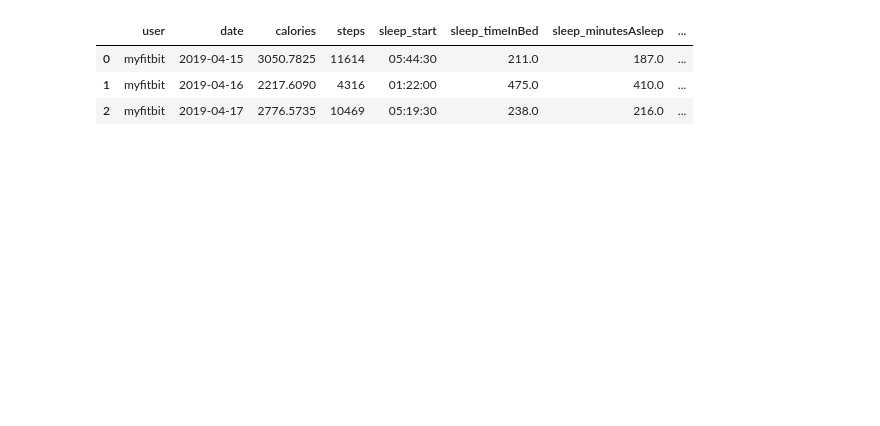
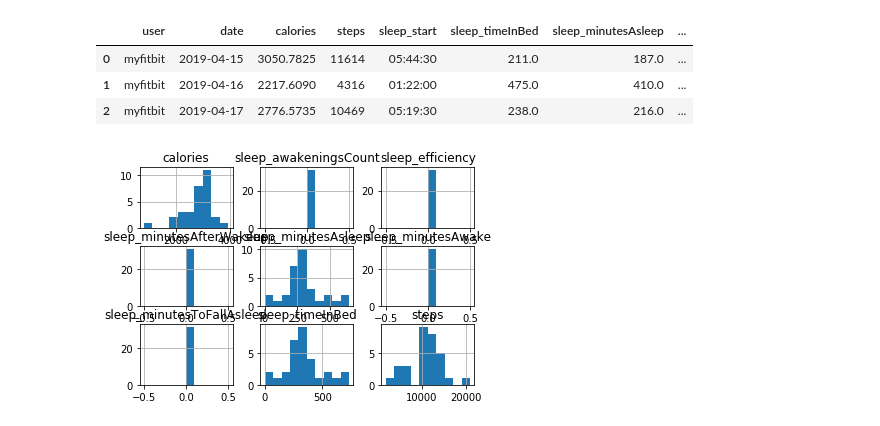
Before and after one commit to lim4349/fitness_data, a Jupyter notebook: lab.ipynb, the cells around one changed output. Cells and saved outputs as stored; diff of their text form; code cells hidden in the pictures; blank space fills up the shorter version.

```diff
--- a/lab.ipynb
+++ b/lab.ipynb
@@ -17,0 +16,5 @@ df['']
+# %%
+df.hist()
+plt.show()
+# %% [output]
+[figure, added]
```
Also changed, not shown: parts of 10 cells of this notebook, 1 other file.
